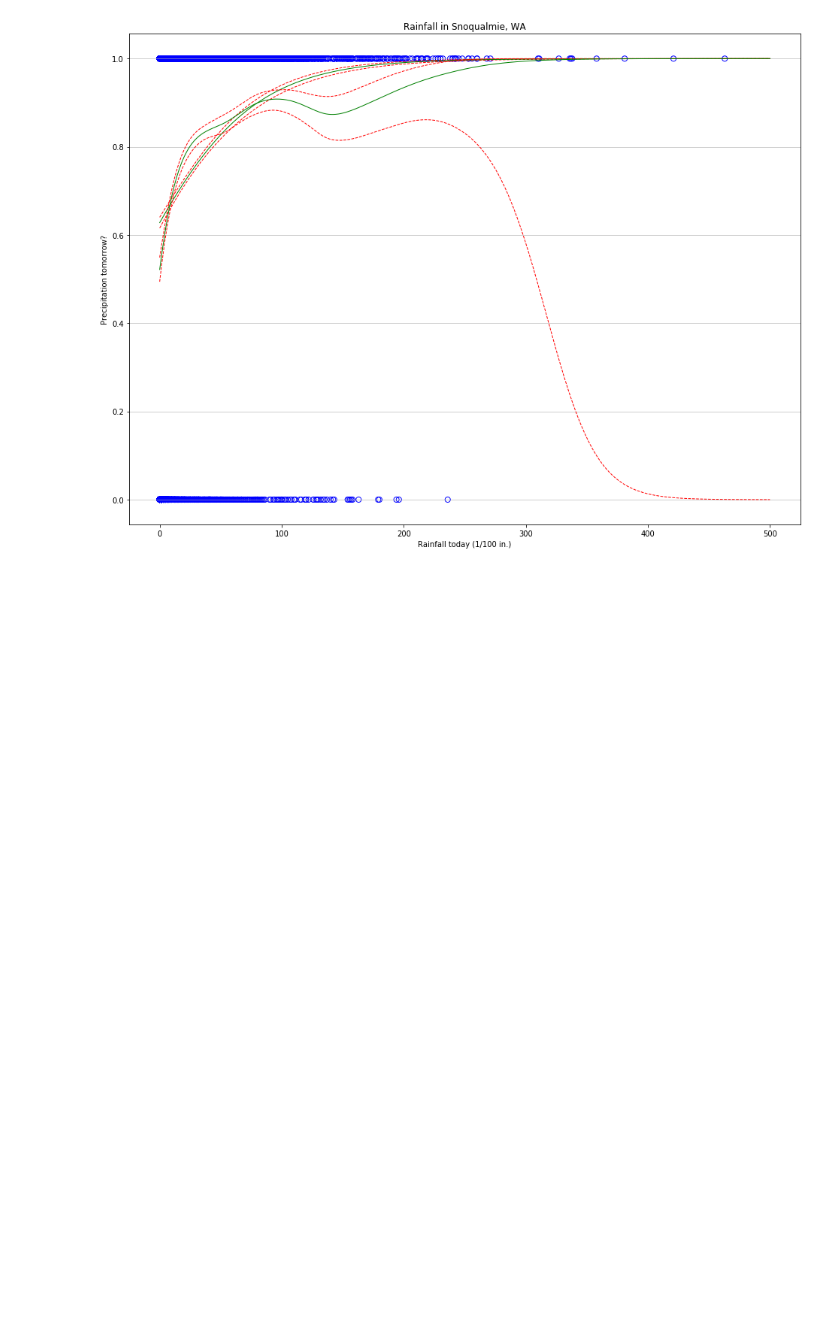
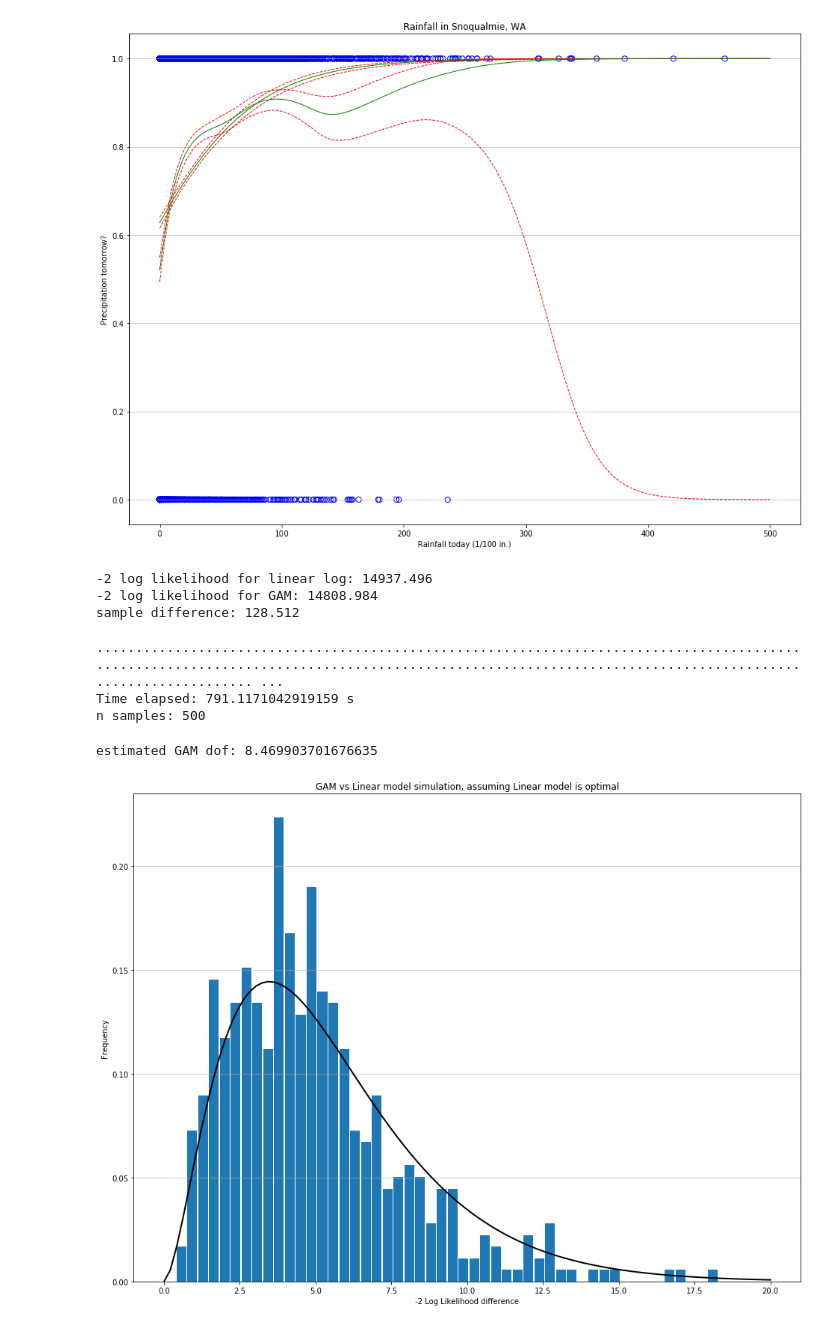
Before and after one commit to bhaney/snoq_rainfall, a Jupyter notebook: Logistic_regression_rainfall_prediction.ipynb, the cells around one changed output. Drawn from its saved outputs; the diff is of its cells as text; code cells hidden in the pictures; blank space fills up the shorter version.

```diff
--- a/Logistic_regression_rainfall_prediction.ipynb
+++ b/Logistic_regression_rainfall_prediction.ipynb
@@ -433,3 +544,54 @@ plt.ylabel('Precipitation tomorrow?')
 plt.grid(axis='y', alpha=0.75)
 # %% [output]
 [figure]
+# %%
+print('-2 log likelihood for linear log: {:.3f}'.format(snoq_likelihood_extended(better_theta)[0]))
+print('-2 log likelihood for GAM: {:.3f}'.format(-2.*gam2.loglikelihood(Xextend, Y)))
+sample_difference_new = calculate_2ll_diff(Xextend, Y)
+print('sample difference: {:.3f}'.format(sample_difference_new[0]))
+# %% [output]
+-2 log likelihood for linear log: 14937.496
+-2 log likelihood for GAM: 14808.984
+sample difference: 128.512
+# %%
+new_likelihood_differences = []
+
+def new_model(seed):
+    y_sim = generate_new_sample(better_theta, Xextend, seed)
+    result = calculate_2ll_diff(Xextend,y_sim)
+    return result
+
+new_seeds = random.sample(range(n_sim*5),n_sim)
+
+start = time.time()
+with concurrent.futures.ProcessPoolExecutor(max_workers=8) as executor:
+    for i, result in zip(range(len(new_seeds)), executor.map(new_model,new_seeds)):
+        new_likelihood_differences.append(result)
+        print('.',end ="")
+end = time.time()
+print('done')
+
+print('Time elapsed: {} min'.format((end-start)/60))
+new_likelihood_differences = np.array(new_likelihood_differences)
+print('n samples: {}'.format(len(new_likelihood_differences)))
+# %% [output]
+........................................................................................................................................................................................................ ...
+Time elapsed: 791.1171042919159 s
+n samples: 500
+# %%
+estimate_gam2_dof = sum(gam2.statistics_['edof_per_coef'])
+print('estimated GAM dof: {}'.format(estimate_gam2_dof))
+rv = chi2(estimate_gam2_dof-3)
+x_chi2 = np.linspace(0,20,100)
+# plot a histogram of the differences in likelihood, with the original sample one overlayed
+plt.close('all')
+plt.figure(figsize=(16,12))
+plt.hist(new_likelihood_differences, bins=50, rwidth=0.9, normed=True)
+plt.plot(x_chi2, rv.pdf(x_chi2), 'k-', lw=2)
+plt.title('GAM vs Linear model simulation, assuming Linear model is optimal')
+plt.xlabel('-2 Log Likelihood difference')
+plt.ylabel('Frequency')
+plt.grid(axis='y', alpha=0.75)
+# %% [output]
+estimated GAM dof: 8.469903701676635
+[figure, added]
```
Also changed, not shown: parts of 19 cells of this notebook.
